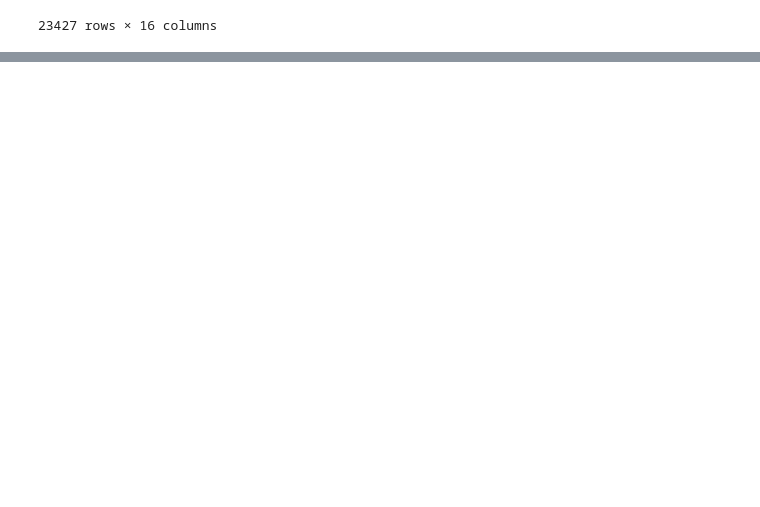
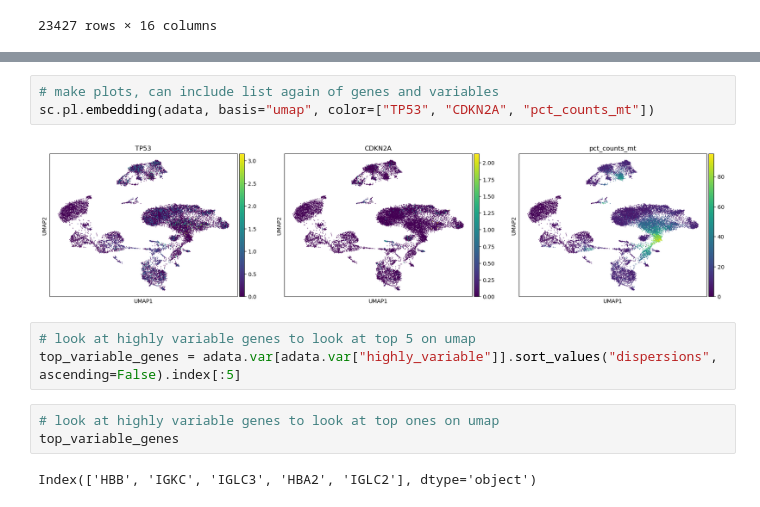
Before and after one commit to kparker-2/bootcamp-11, a Jupyter notebook: Single-Cell_Thursday-morning.ipynb, the cells around one changed output, grey strips where cells are left out. Cells and saved outputs as stored; diff of their text form; blank space fills up the shorter version.

```diff
--- a/Single-Cell_Thursday-morning.ipynb
+++ b/Single-Cell_Thursday-morning.ipynb
@@ -373,0 +454,13 @@ adata.var
+# %%
+# make plots, can include list again of genes and variables
+sc.pl.embedding(adata, basis="umap", color=["TP53", "CDKN2A", "pct_counts_mt"])
+# %% [output]
+[figure, added]
+# %%
+# look at highly variable genes to look at top 5 on umap
+top_variable_genes = adata.var[adata.var["highly_variable"]].sort_values("dispersions", ascending=False).index[:5]
+# %%
+# look at highly variable genes to look at top ones on umap
+top_variable_genes
+# %% [output]
+Index(['HBB', 'IGKC', 'IGLC3', 'HBA2', 'IGLC2'], dtype='object')
```
Also changed, not shown: parts of 23 cells of this notebook.
